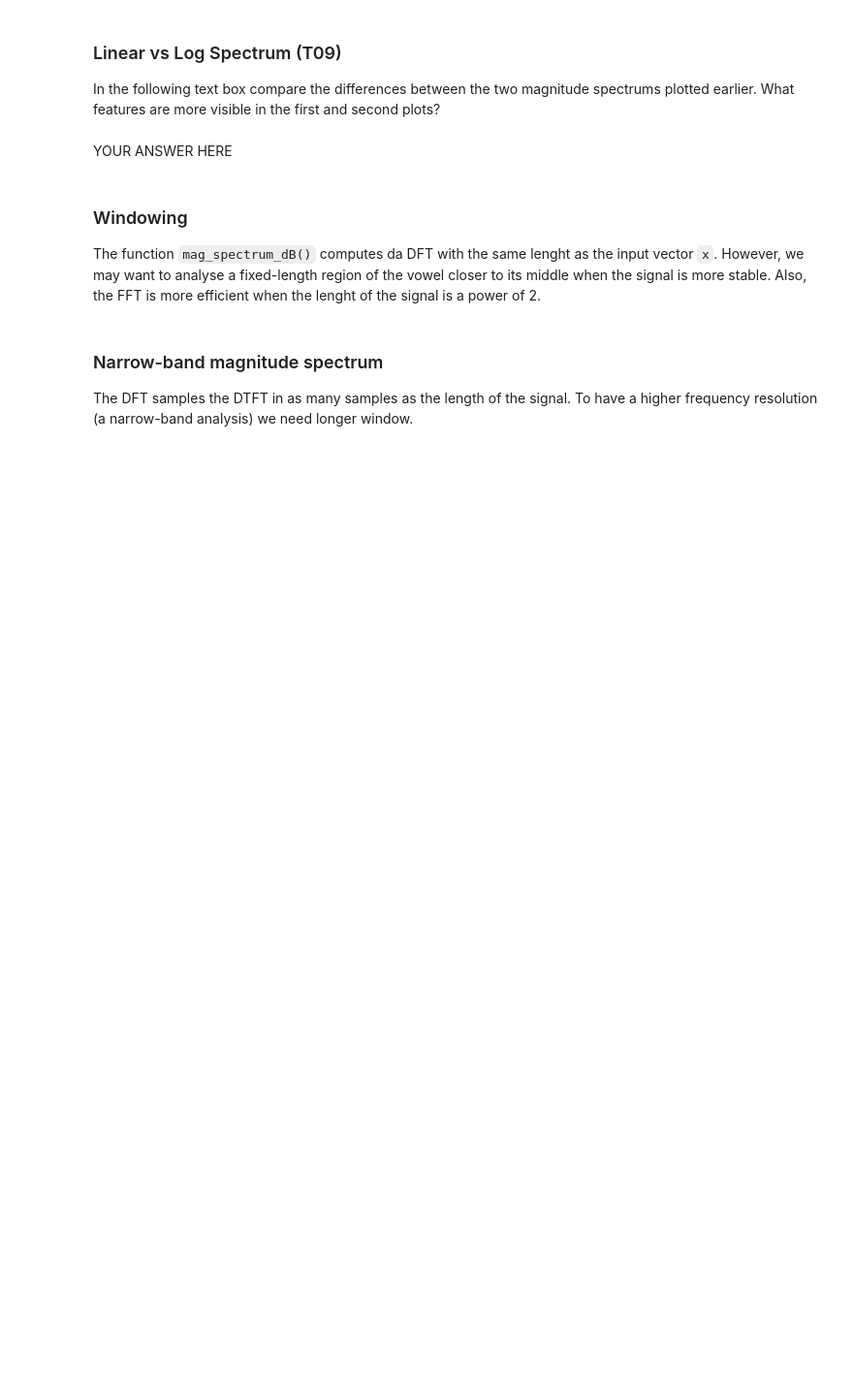
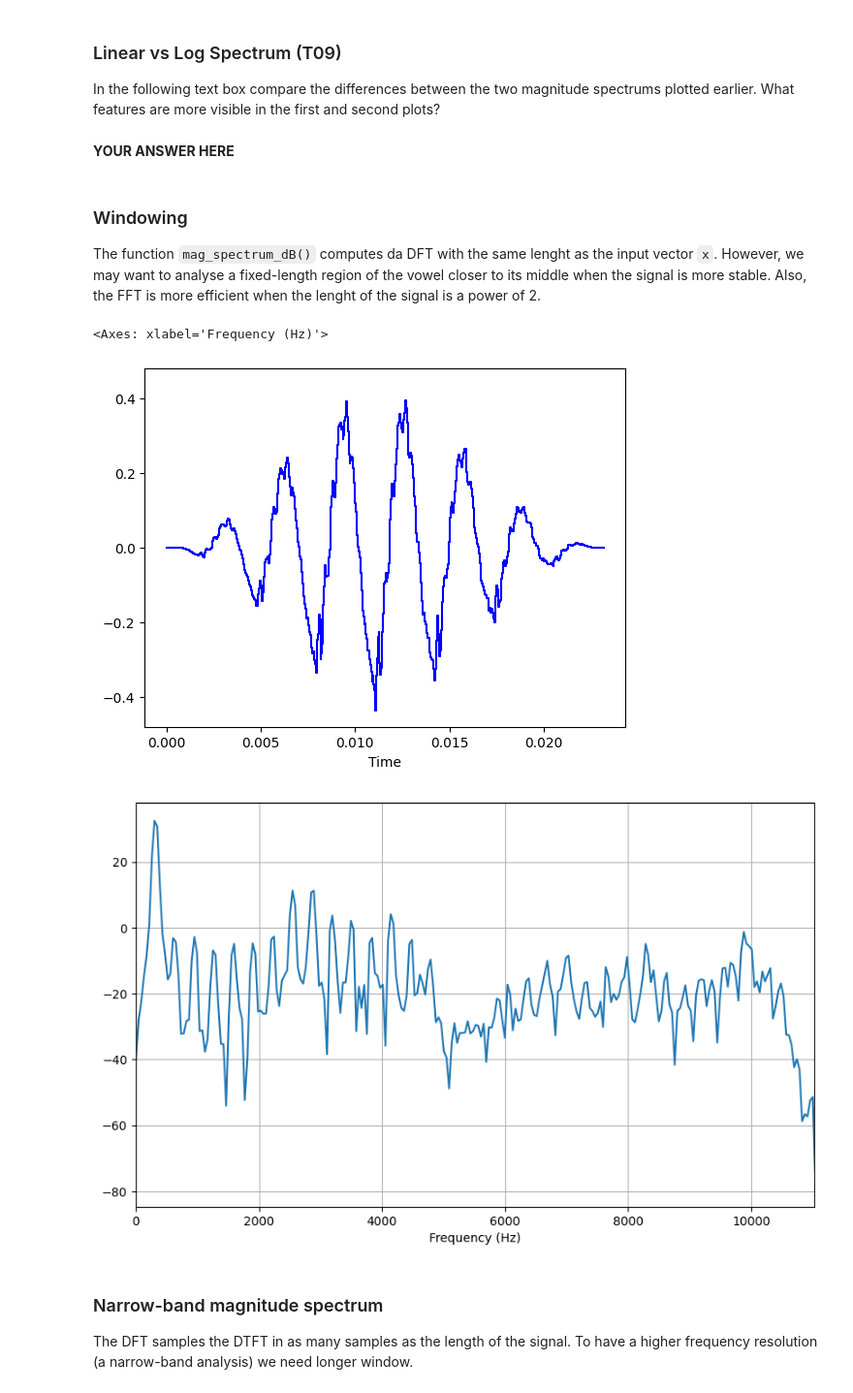
Before and after one commit to danieleavolio/Spoken-Language-Processing, a Jupyter notebook: Lab/Assignment1/slp-lab1.ipynb, the cells around one changed output. Shown at 97% size. Saved outputs shown, nothing was run; the diff lists cells and outputs as text; code cells hidden in the pictures; blank space fills up the shorter version.

```diff
--- a/Lab/Assignment1/slp-lab1.ipynb
+++ b/Lab/Assignment1/slp-lab1.ipynb
@@ -583,7 +589,7 @@ plt.show()
 
 In the following text box compare the differences between the two magnitude spectrums plotted earlier. What features are more visible in the first and second plots?
 # %% [markdown]
-YOUR ANSWER HERE
+**YOUR ANSWER HERE**
 # %% [markdown]
 ### Windowing
 
@@ -591,12 +597,16 @@ The function `mag_spectrum_dB()` computes da DFT with the same lenght as the inp
 # %%
 N = 512
 win = np.hanning(N)
 
 midpoint = len(vowel)//2
 vowel512 = vowel[midpoint-(N//2):midpoint+(N//2)]*win
 
-librosa.display.waveshow(vowel512, sr=sr)
+librosa.display.waveshow(vowel512, sr=sr, color="blue")
 mag_spectrum_dB(vowel512, sr, fmin=0, fmax=sr/2)
+# %% [output]
+<Axes: xlabel='Frequency (Hz)'>
+[figure, added]
+[figure, added]
 # %% [markdown]
 ### Narrow-band magnitude spectrum
 
```
Also changed, not shown: parts of 12 cells of this notebook.
